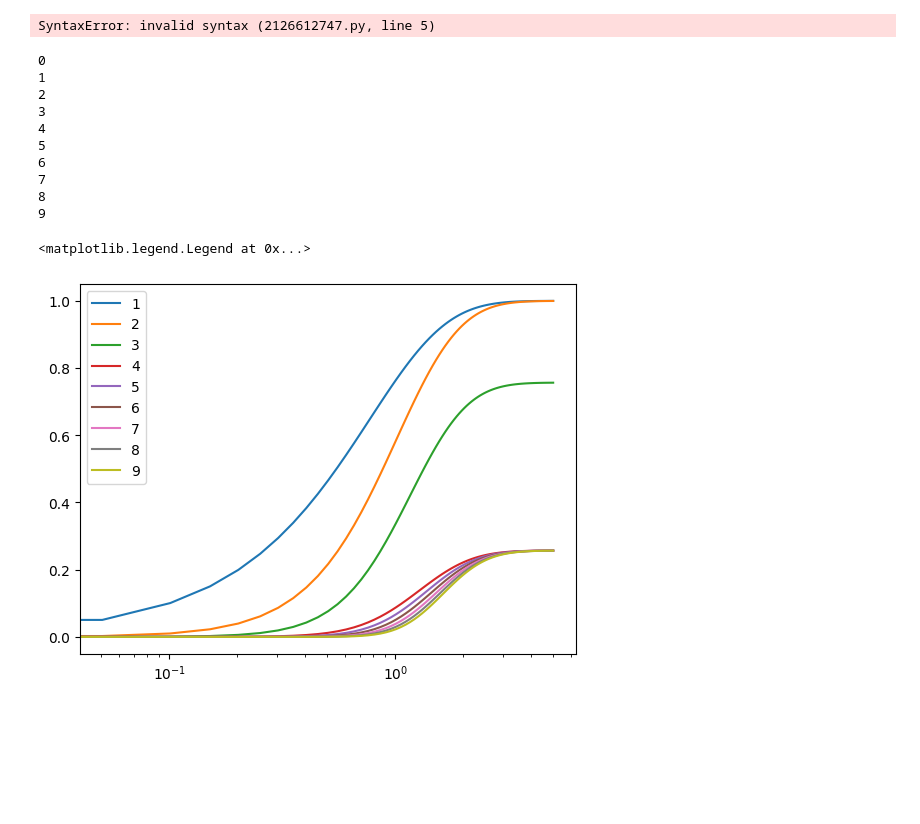
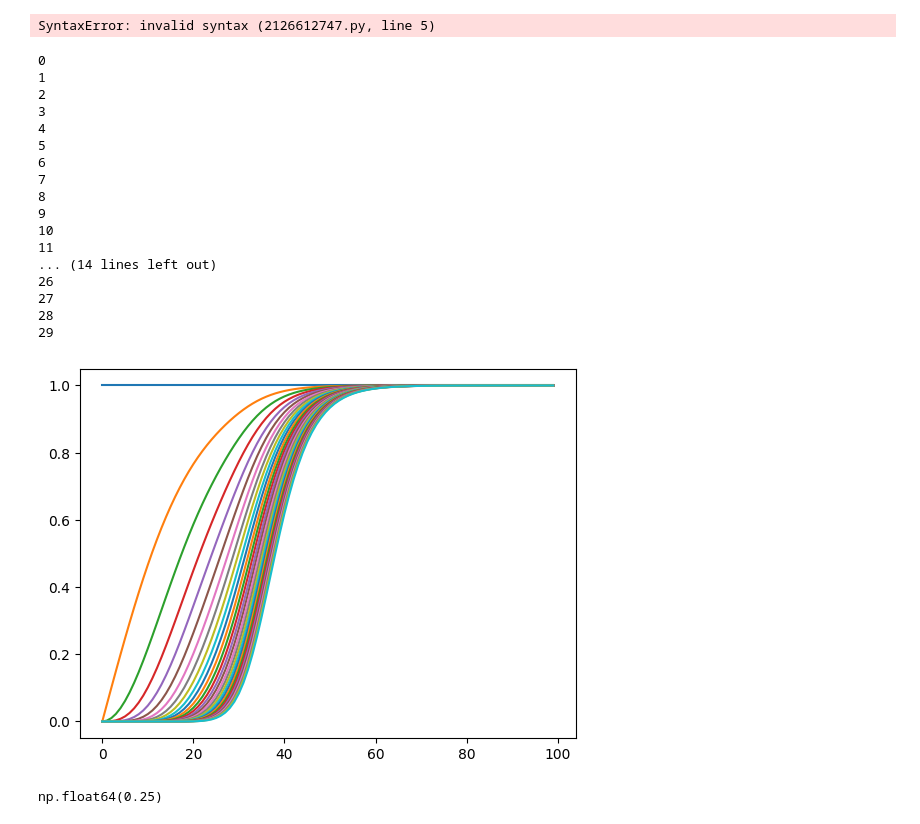
Before and after one commit to KristianMunnikhuis/subsystem_loschmidt_echo, a Jupyter notebook: scripts/mutual_info/exact_diag/Thermal Test/thermal_tests.ipynb, the cells around one changed output. Saved outputs shown, nothing was run; the diff lists cells and outputs as text; code cells hidden in the pictures; blank space fills up the shorter version.

```diff
--- a/scripts/mutual_info/exact_diag/Thermal Test/thermal_tests.ipynb
+++ b/scripts/mutual_info/exact_diag/Thermal Test/thermal_tests.ipynb
@@ -258,7 +258,7 @@ def Gn(beta,L,J,h,OBC):
 SyntaxError: invalid syntax (2126612747.py, line 5)
 # %%
 #EQUATION 292
-L = 10
+L = 30
 h=0
 betas = np.linspace(0,5,100)
 dat = []
@@ -267,7 +267,7 @@ for nx in range(L):
     dat_n =[]
     for beta in betas:
 
-        Es, ns,Us = En(L,J,h,True)
+        Es, ns,Us = En(L,J,h,False)
 
         acp(0,0,beta,Es,ns)
         op = np.diag([acp(0,i,beta,Es,ns) for i in range(L)]+[cap(0,i,beta,Es,ns) for i in range(L)])
@@ -305,8 +305,30 @@ for nx in range(L):
 7
 8
 9
+10
+11
+... (14 lines left out)
+26
+27
+28
+29
 # %%
+for d in dat:
+    plt.plot(d)
 # %% [output]
-<matplotlib.legend.Legend at 0x...>
-[figure, old version]
+[figure, new version]
+# %%
+Es, ns, Us = En(L,J,h,False)
+
+def cap(p,mu,beta,Es,ns):
+    pf = np.exp(-2*beta*Es[p][mu])/2/Z(beta,Es,ns)
+    E = Es[p].copy()
+    E = np.delete(E,mu)
+    term1 = np.prod(1+np.exp(-2*beta*E))
+    term2 = ns[p]*np.prod(1-np.exp(-2*beta*E))
+    return pf*(term1-term2)
+
+cap(1,1,0,Es,ns)
+# %% [output]
+np.float64(0.25)
 # %%
```
Also changed, not shown: parts of 4 cells of this notebook, 1 other file.
